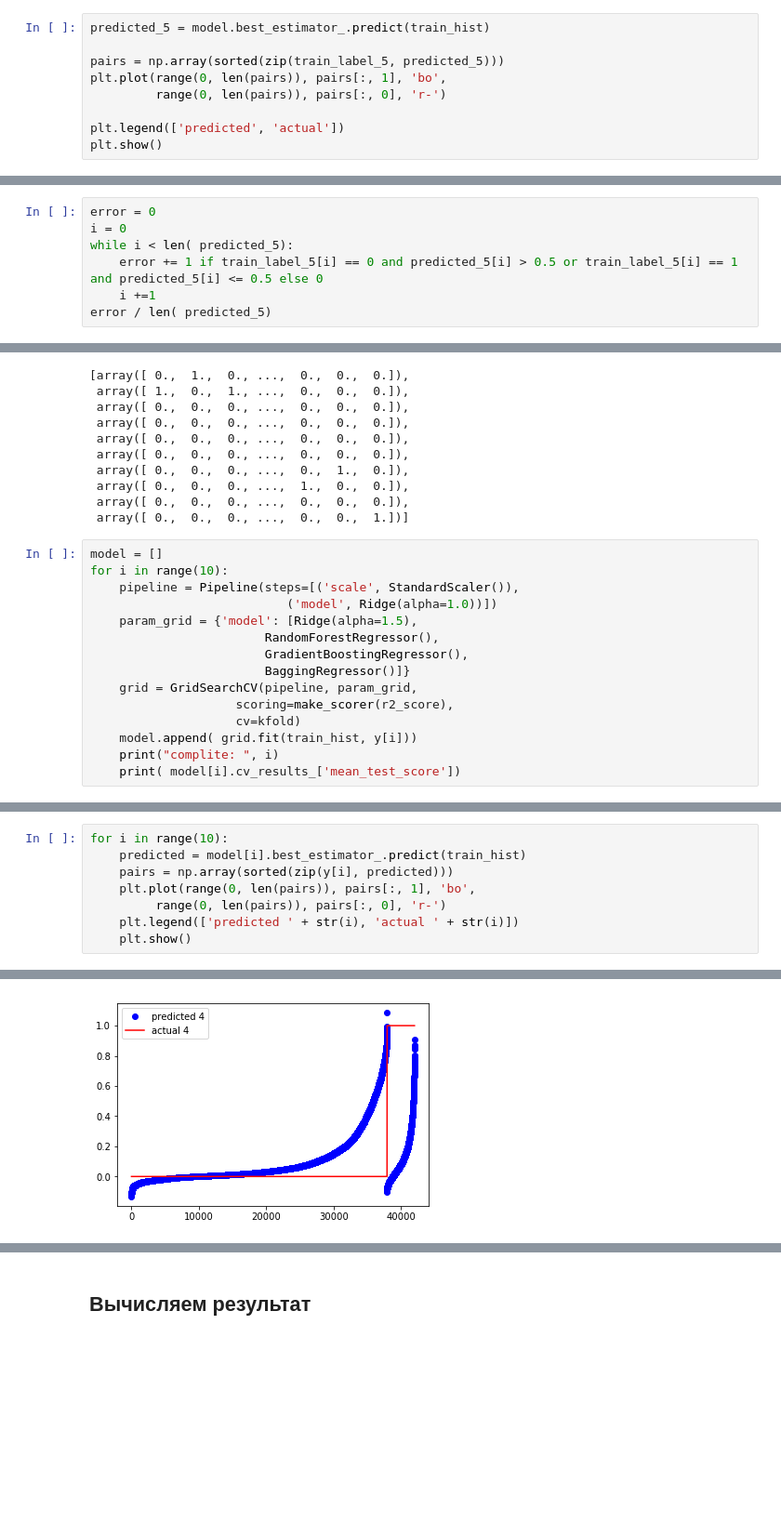
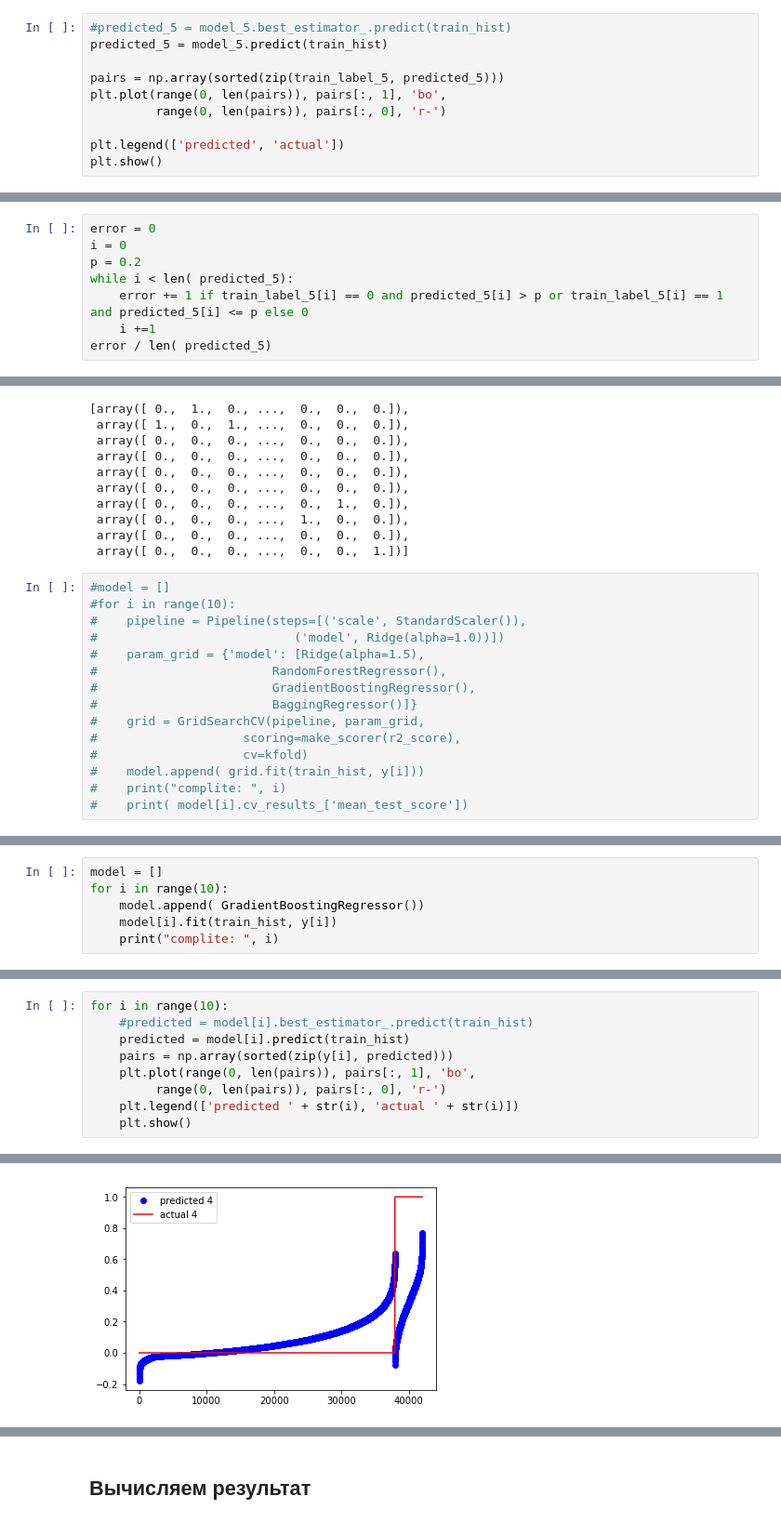
Before and after one commit to palich12/DataScientistDZ, a Jupyter notebook: DZ_5_2/lab2_1.ipynb, the cells around one changed output, grey strips where cells are left out. Shown at 93% size. Cells and saved outputs as stored; diff of their text form; blank space fills up the shorter version.

```diff
--- a/DZ_5_2/lab2_1.ipynb
+++ b/DZ_5_2/lab2_1.ipynb
@@ -142,5 +146,6 @@ array([ 0.28169607,  0.38905764,  0.41859311,  0.38354981])
 # %%
-predicted_5 = model.best_estimator_.predict(train_hist)
+#predicted_5 = model_5.best_estimator_.predict(train_hist)
+predicted_5 = model_5.predict(train_hist)
 
 pairs = np.array(sorted(zip(train_label_5, predicted_5)))
 plt.plot(range(0, len(pairs)), pairs[:, 1], 'bo',
@@ -153,8 +158,9 @@ plt.show()
 # %%
 error = 0
 i = 0
+p = 0.2
 while i < len( predicted_5):
-    error += 1 if train_label_5[i] == 0 and predicted_5[i] > 0.5 or train_label_5[i] == 1 and predicted_5[i] <= 0.5 else 0
+    error += 1 if train_label_5[i] == 0 and predicted_5[i] > p or train_label_5[i] == 1 and predicted_5[i] <= p else 0
     i +=1
 error / len( predicted_5)
 # %% [output]
@@ -182,17 +188,17 @@ y
  array([ 0.,  0.,  0., ...,  0.,  0.,  0.]),
  array([ 0.,  0.,  0., ...,  0.,  0.,  1.])]
 # %%
-model = []
-for i in range(10):
-    pipeline = Pipeline(steps=[('scale', StandardScaler()),
-                           ('model', Ridge(alpha=1.0))])
-    param_grid = {'model': [Ridge(alpha=1.5),
-                        RandomForestRegressor(),
-                        GradientBoostingRegressor(),
-                        BaggingRegressor()]}
-    grid = GridSearchCV(pipeline, param_grid,
-                    scoring=make_scorer(r2_score),
-                    cv=kfold)
-    model.append( grid.fit(train_hist, y[i]))
-    print("complite: ", i)
-    print( model[i].cv_results_['mean_test_score'])
+#model = []
+#for i in range(10):
+#    pipeline = Pipeline(steps=[('scale', StandardScaler()),
+#                           ('model', Ridge(alpha=1.0))])
+#    param_grid = {'model': [Ridge(alpha=1.5),
+#                        RandomForestRegressor(),
+#                        GradientBoostingRegressor(),
+#                        BaggingRegressor()]}
+#    grid = GridSearchCV(pipeline, param_grid,
+#                    scoring=make_scorer(r2_score),
+#                    cv=kfold)
+#    model.append( grid.fit(train_hist, y[i]))
+#    print("complite: ", i)
+#    print( model[i].cv_results_['mean_test_score'])
@@ -209,0 +205,6 @@ complite:  4
+# %%
+model = []
+for i in range(10):
+    model.append( GradientBoostingRegressor())
+    model[i].fit(train_hist, y[i])
+    print("complite: ", i)
@@ -210,6 +222,7 @@ complite:  4
 # %%
 for i in range(10):
-    predicted = model[i].best_estimator_.predict(train_hist)
+    #predicted = model[i].best_estimator_.predict(train_hist)
+    predicted = model[i].predict(train_hist)
     pairs = np.array(sorted(zip(y[i], predicted)))
     plt.plot(range(0, len(pairs)), pairs[:, 1], 'bo',
          range(0, len(pairs)), pairs[:, 0], 'r-')
@@ -223 +236 @@ for i in range(10):
-[figure, old version]
+[figure, new version]
```
Also changed, not shown: parts of 13 cells of this notebook, 1 other file.
